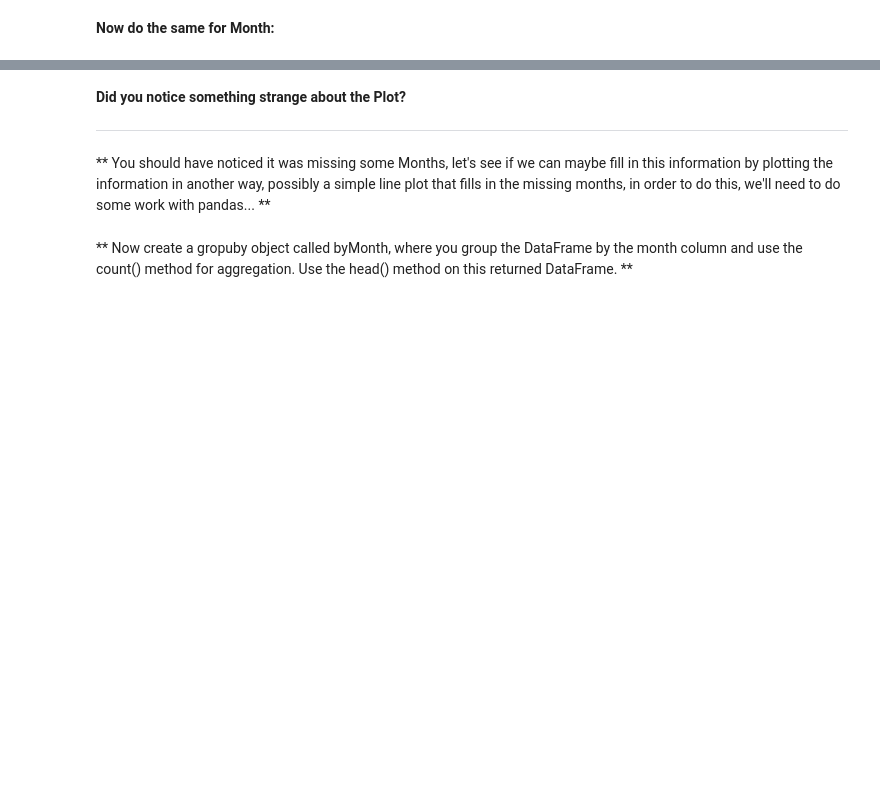
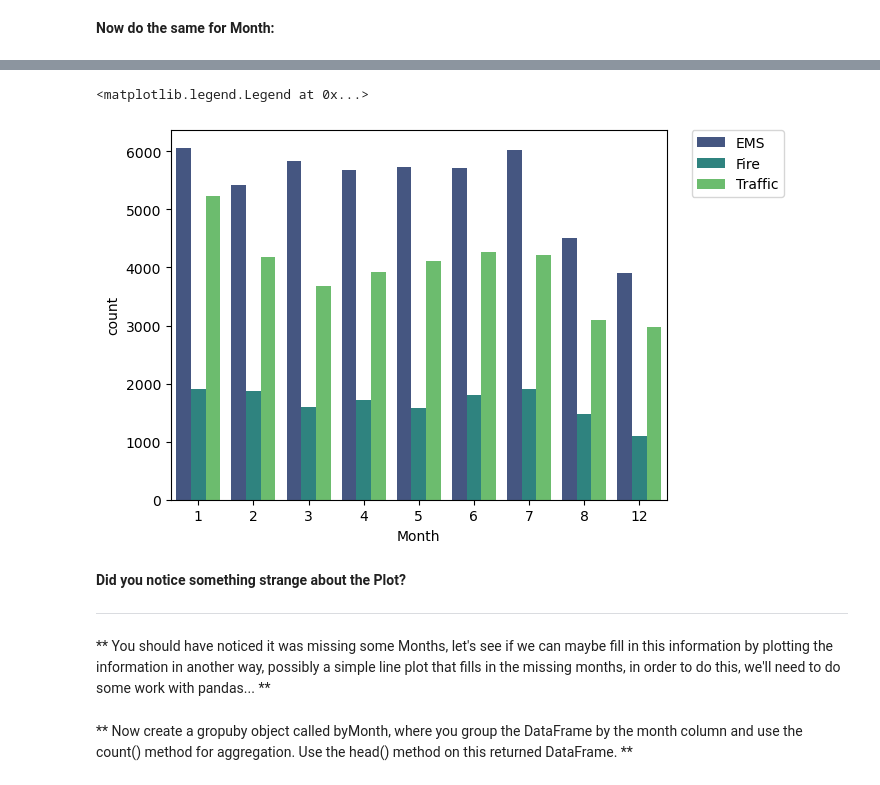
Before and after one commit to Basi10/911_calls_analysis, a Jupyter notebook: 01-911 Calls Data Capstone Project.ipynb, the cells around one changed output, grey strips where cells are left out. Drawn from its saved outputs; the diff is of its cells as text; code cells hidden in the pictures; blank space fills up the shorter version.

```diff
--- a/01-911 Calls Data Capstone Project.ipynb
+++ b/01-911 Calls Data Capstone Project.ipynb
@@ -150,3 +187,9 @@ str
+# %%
+sns.countplot(x='Month',data=df,hue='Reason',palette='viridis')
+plt.legend(bbox_to_anchor=(1.05, 1), loc=2, borderaxespad=0.)
+# %% [output]
+<matplotlib.legend.Legend at 0x...>
+[figure, added]
 # %% [markdown]
 **Did you notice something strange about the Plot?**
 
```
Also changed, not shown: parts of 17 cells of this notebook.
